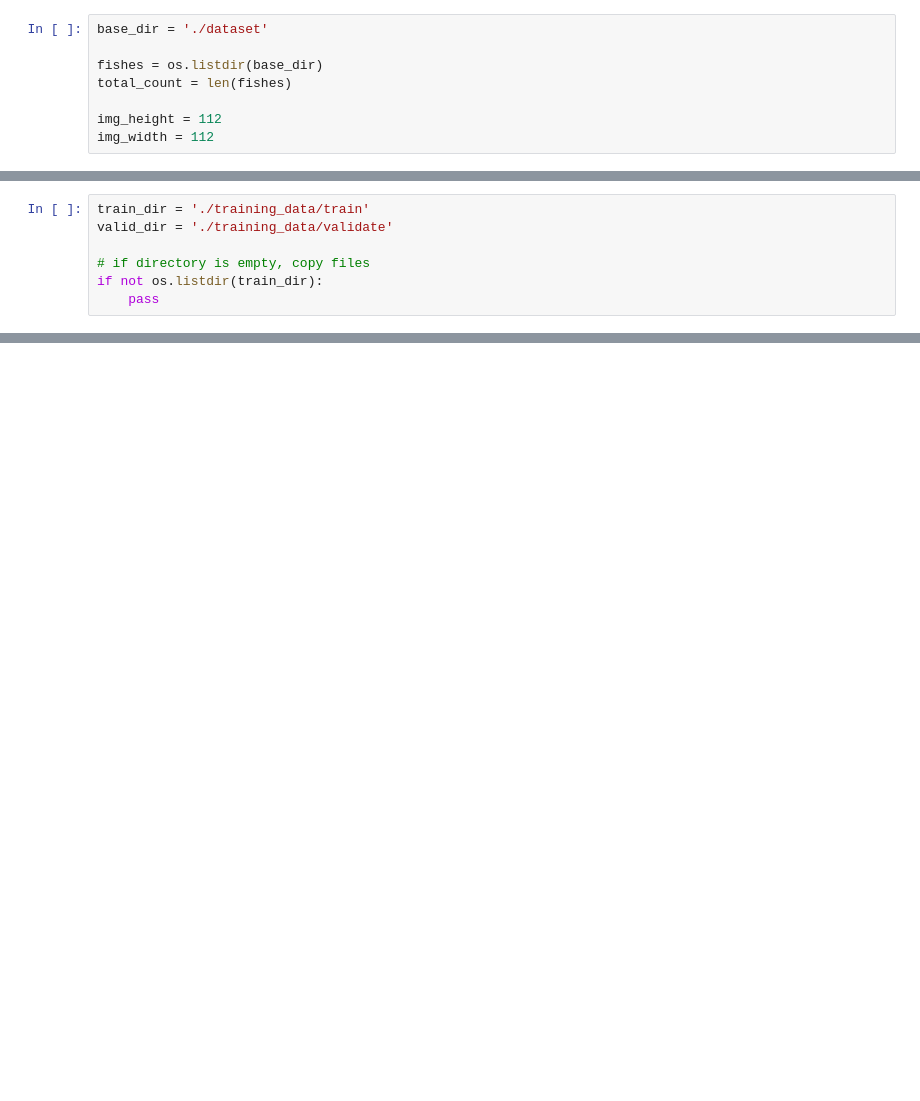
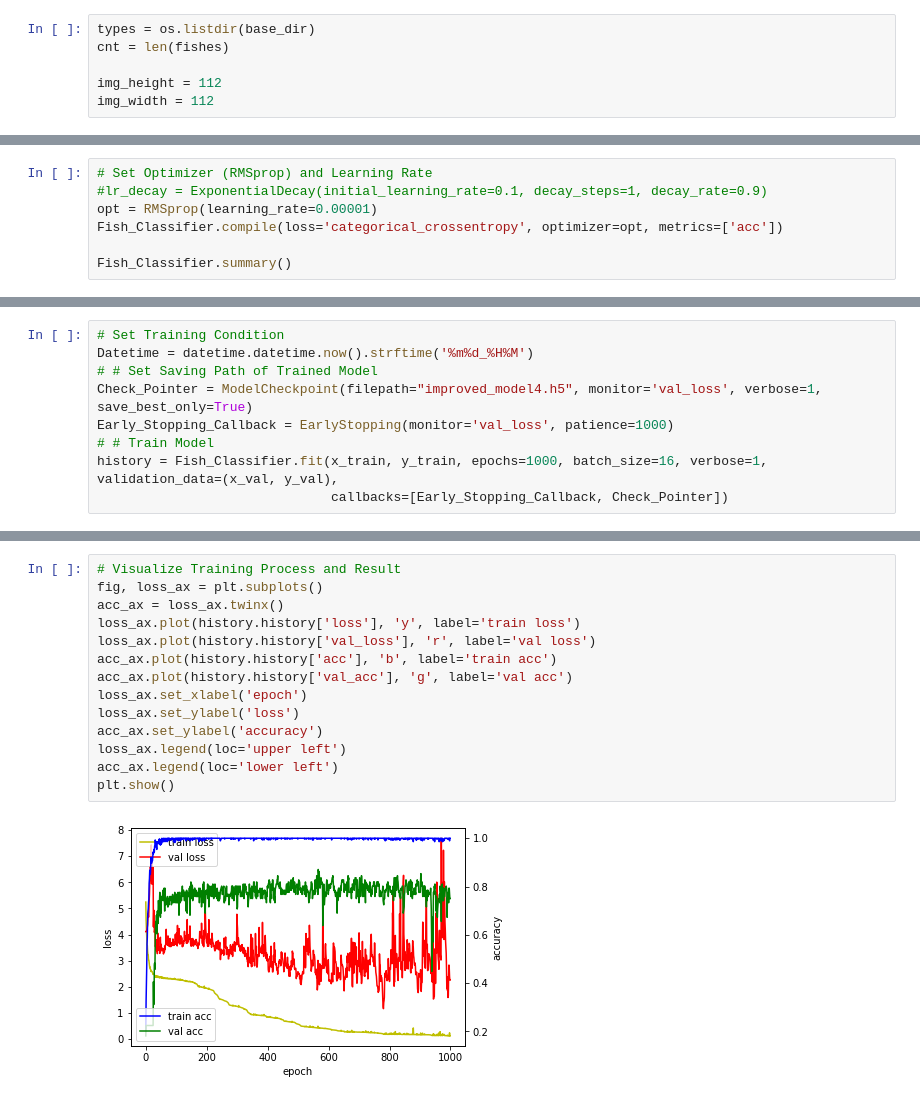
Before and after one commit to BAEKYUJEONG/PocketFish, a Jupyter notebook: deep_learning/model-improvement-trial3.ipynb, the cells around one changed output, grey strips where cells are left out. Cells and saved outputs as stored; diff of their text form; blank space fills up the shorter version.

Commit message:
[feat] AI model improvement trial #4 (model was too large for git)
Former-commit-id: 5c5b2ccb5e74ddc58677546ad0cf69a968613642

```diff
--- a/deep_learning/model-improvement-trial3.ipynb
+++ b/deep_learning/model-improvement-trial3.ipynb
@@ -46,8 +111,6 @@ def print_progress(iteration, total, prefix='>> Progress:', suffix='Complete', d
 # %%
-base_dir = './dataset'
-
-fishes = os.listdir(base_dir)
-total_count = len(fishes)
+types = os.listdir(base_dir)
+cnt = len(fishes)
 
 img_height = 112
 img_width = 112
@@ -59,7 +116,0 @@ fish_path = os.path.join(base_dir, '*.jpg')
-# %%
-train_dir = './training_data/train'
-valid_dir = './training_data/validate'
-
-# if directory is empty, copy files
-if not os.listdir(train_dir):
-    pass
@@ -135,0 +253,7 @@ print("Training Image Parsing Finished")
+# %%
+# Set Optimizer (RMSprop) and Learning Rate
+#lr_decay = ExponentialDecay(initial_learning_rate=0.1, decay_steps=1, decay_rate=0.9)
+opt = RMSprop(learning_rate=0.00001)
+Fish_Classifier.compile(loss='categorical_crossentropy', optimizer=opt, metrics=['acc'])
+
+Fish_Classifier.summary()
@@ -135,0 +278,9 @@ print("Training Image Parsing Finished")
+# %%
+# Set Training Condition
+Datetime = datetime.datetime.now().strftime('%m%d_%H%M')
+# # Set Saving Path of Trained Model
+Check_Pointer = ModelCheckpoint(filepath="improved_model4.h5", monitor='val_loss', verbose=1, save_best_only=True)
+Early_Stopping_Callback = EarlyStopping(monitor='val_loss', patience=1000)
+# # Train Model
+history = Fish_Classifier.fit(x_train, y_train, epochs=1000, batch_size=16, verbose=1, validation_data=(x_val, y_val),
+                              callbacks=[Early_Stopping_Callback, Check_Pointer])
@@ -135,0 +305,16 @@ print("Training Image Parsing Finished")
+# %%
+# Visualize Training Process and Result
+fig, loss_ax = plt.subplots()
+acc_ax = loss_ax.twinx()
+loss_ax.plot(history.history['loss'], 'y', label='train loss')
+loss_ax.plot(history.history['val_loss'], 'r', label='val loss')
+acc_ax.plot(history.history['acc'], 'b', label='train acc')
+acc_ax.plot(history.history['val_acc'], 'g', label='val acc')
+loss_ax.set_xlabel('epoch')
+loss_ax.set_ylabel('loss')
+acc_ax.set_ylabel('accuracy')
+loss_ax.legend(loc='upper left')
+acc_ax.legend(loc='lower left')
+plt.show()
+# %% [output]
+[figure, added]
```
Also changed, not shown: parts of 12 cells of this notebook, 1 other file.
